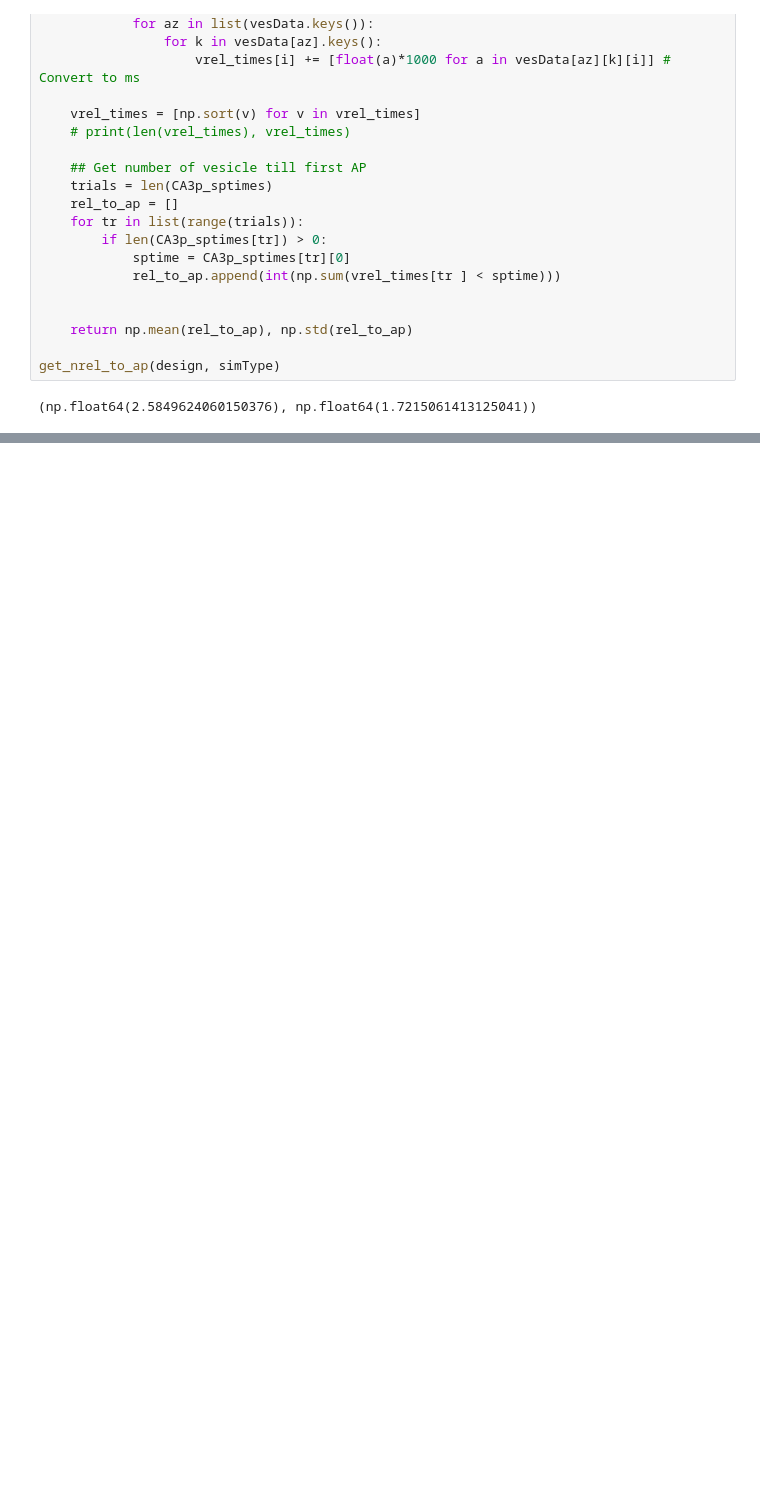
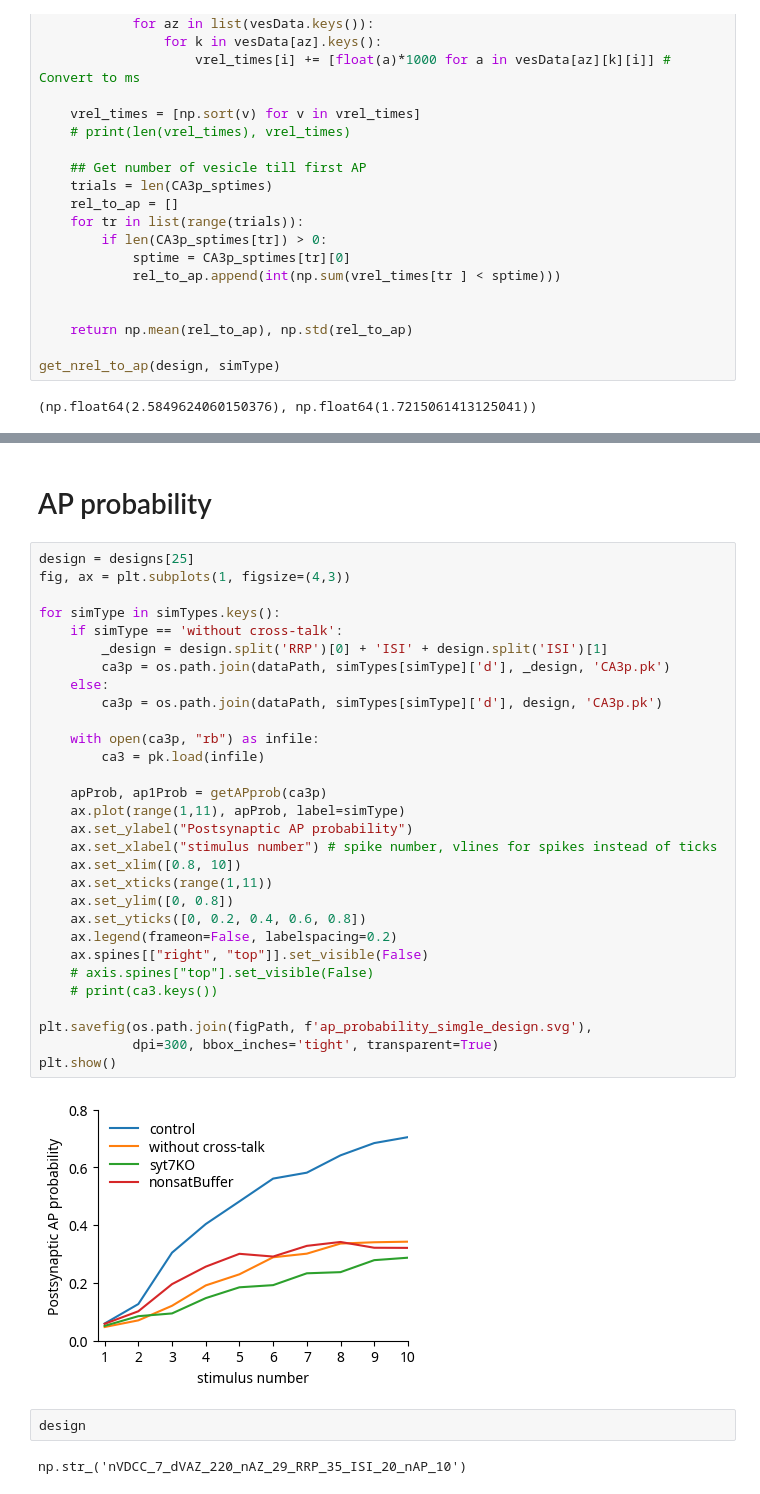
Before and after one commit to nishs1729/MFB, a Jupyter notebook: scripts_plotting/plots_AP.ipynb, the cells around one changed output, grey strips where cells are left out. Cells and saved outputs as stored; diff of their text form; blank space fills up the shorter version.

```diff
--- a/scripts_plotting/plots_AP.ipynb
+++ b/scripts_plotting/plots_AP.ipynb
@@ -193,0 +200,38 @@ plt.show()
+# %% [markdown]
+# AP probability
+# %%
+design = designs[25]
+fig, ax = plt.subplots(1, figsize=(4,3))
+
+for simType in simTypes.keys():
+    if simType == 'without cross-talk':
+        _design = design.split('RRP')[0] + 'ISI' + design.split('ISI')[1]
+        ca3p = os.path.join(dataPath, simTypes[simType]['d'], _design, 'CA3p.pk')
+    else:
+        ca3p = os.path.join(dataPath, simTypes[simType]['d'], design, 'CA3p.pk')
+
+    with open(ca3p, "rb") as infile:
+        ca3 = pk.load(infile)
+
+    apProb, ap1Prob = getAPprob(ca3p)
+    ax.plot(range(1,11), apProb, label=simType)
+    ax.set_ylabel("Postsynaptic AP probability")
+    ax.set_xlabel("stimulus number") # spike number, vlines for spikes instead of ticks
+    ax.set_xlim([0.8, 10])
+    ax.set_xticks(range(1,11))
+    ax.set_ylim([0, 0.8])
+    ax.set_yticks([0, 0.2, 0.4, 0.6, 0.8])
+    ax.legend(frameon=False, labelspacing=0.2)
+    ax.spines[["right", "top"]].set_visible(False)
+    # axis.spines["top"].set_visible(False)
+    # print(ca3.keys())
+
+plt.savefig(os.path.join(figPath, f'ap_probability_simgle_design.svg'),
+            dpi=300, bbox_inches='tight', transparent=True)
+plt.show()
+# %% [output]
+[figure, added]
+# %%
+design
+# %% [output]
+np.str_('nVDCC_7_dVAZ_220_nAZ_29_RRP_35_ISI_20_nAP_10')
```
Also changed, not shown: parts of 9 cells of this notebook, 2 other files.
